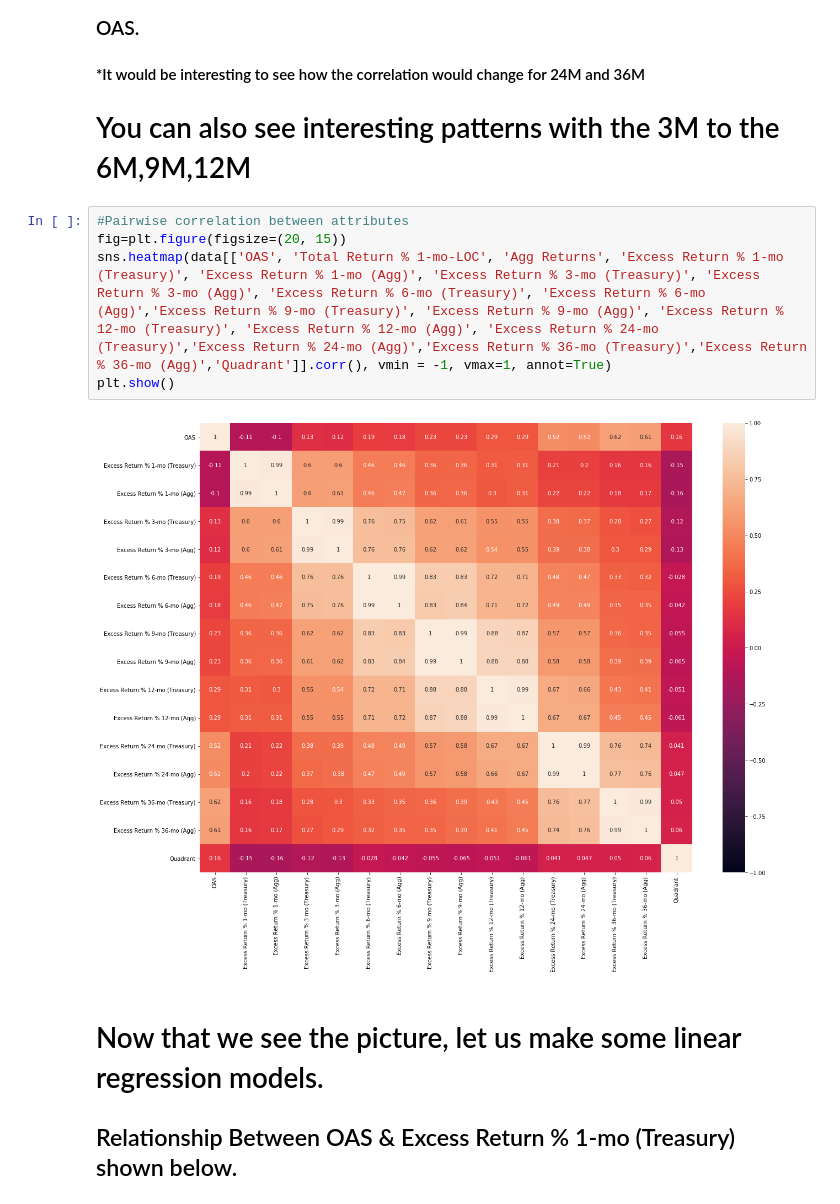
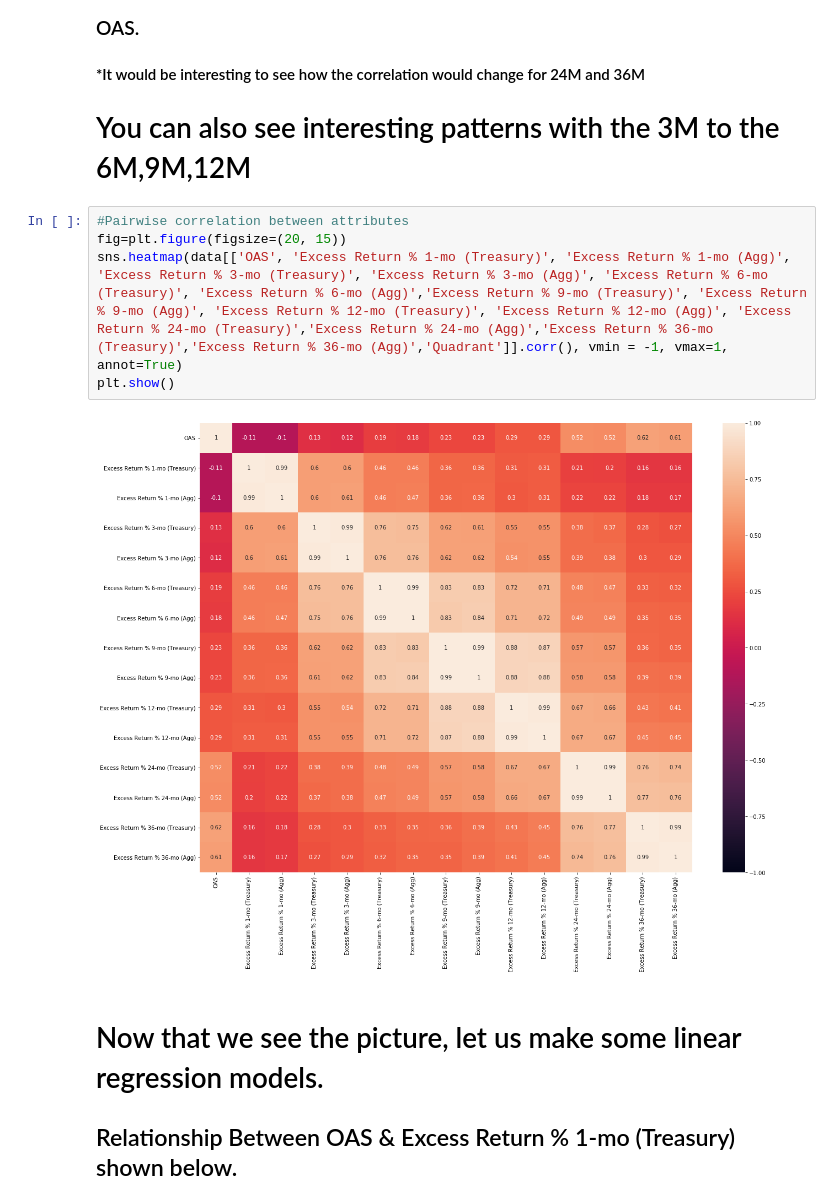
Before and after one commit to valazeinali/BoydWatterson, a Jupyter notebook: BoydWatterson/Analysis of Min_Max Data_NO_Outliers_HY.ipynb, the cells around one changed output. Saved outputs shown, nothing was run; the diff lists cells and outputs as text.

```diff
--- a/BoydWatterson/Analysis of Min_Max Data_NO_Outliers_HY.ipynb
+++ b/BoydWatterson/Analysis of Min_Max Data_NO_Outliers_HY.ipynb
@@ -43,10 +43,10 @@ data.head()
 # %%
 #Pairwise correlation between attributes
 fig=plt.figure(figsize=(20, 15))
-sns.heatmap(data[['OAS', 'Total Return % 1-mo-LOC', 'Agg Returns', 'Excess Return % 1-mo (Treasury)', 'Excess Return % 1-mo (Agg)', 'Excess Return % 3-mo (Treasury)', 'Excess Return % 3-mo (Agg)', 'Excess Return % 6-mo (Treasury)', 'Excess Return % 6-mo (Agg)','Excess Return % 9-mo (Treasury)', 'Excess Return % 9-mo (Agg)', 'Excess Return % 12-mo (Treasury)', 'Excess Return % 12-mo (Agg)', 'Excess Return % 24-mo (Treasury)','Excess Return % 24-mo (Agg)','Excess Return % 36-mo (Treasury)','Excess Return % 36-mo (Agg)','Quadrant']].corr(), vmin = -1, vmax=1, annot=True)
+sns.heatmap(data[['OAS', 'Excess Return % 1-mo (Treasury)', 'Excess Return % 1-mo (Agg)', 'Excess Return % 3-mo (Treasury)', 'Excess Return % 3-mo (Agg)', 'Excess Return % 6-mo (Treasury)', 'Excess Return % 6-mo (Agg)','Excess Return % 9-mo (Treasury)', 'Excess Return % 9-mo (Agg)', 'Excess Return % 12-mo (Treasury)', 'Excess Return % 12-mo (Agg)', 'Excess Return % 24-mo (Treasury)','Excess Return % 24-mo (Agg)','Excess Return % 36-mo (Treasury)','Excess Return % 36-mo (Agg)','Quadrant']].corr(), vmin = -1, vmax=1, annot=True)
 plt.show()
 # %% [output]
-[figure, old version]
+[figure, new version]
 # %% [markdown]
 # Now that we see the picture, let us make some linear regression models.
 
```
Also changed, not shown: parts of 111 cells of this notebook.
